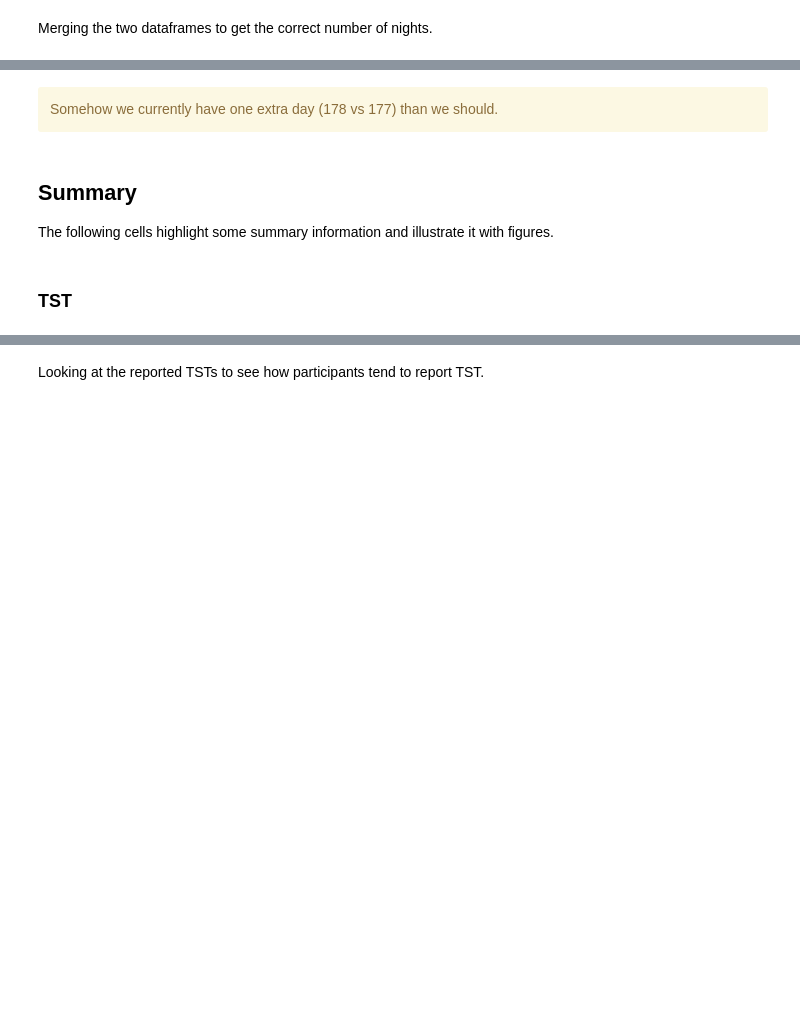
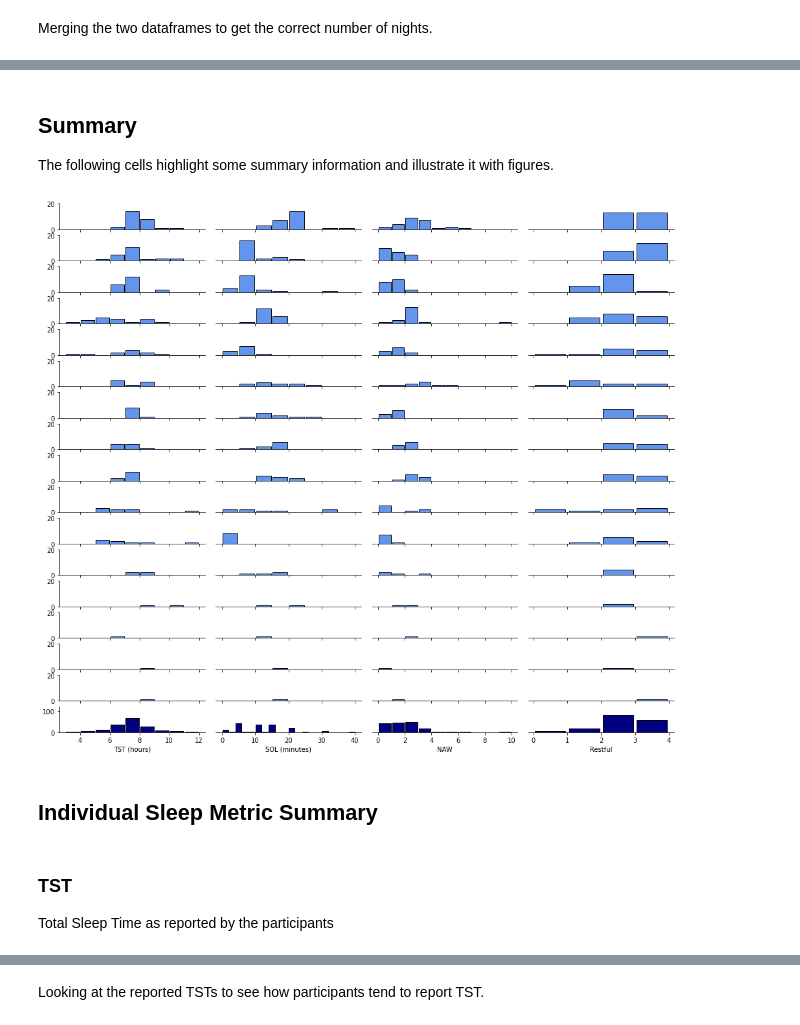
Before and after one commit to intelligent-environments-lab/utx000, a Jupyter notebook: notebooks/4.3.1-hef-ema-summary.ipynb, the cells around one changed output, grey strips where cells are left out. Saved outputs shown, nothing was run; the diff lists cells and outputs as text; code cells hidden in the pictures; blank space fills up the shorter version.

```diff
--- a/notebooks/4.3.1-hef-ema-summary.ipynb
+++ b/notebooks/4.3.1-hef-ema-summary.ipynb
@@ -525,8 +533,50 @@ ff_sleep_survey_df.head()
-# %% [markdown]
-<div class="alert alert-block alert-warning">
-    Somehow we currently have one extra day (178 vs 177) than we should.
-</div>
 # %% [markdown]
 ## Summary
 The following cells highlight some summary information and illustrate it with figures.
+# %%
+def plot_individual_sleep_metric_histograms(df=ff_sleep_survey_df,save=False):
+    """
+
+    """
+    fig, axes = plt.subplots(len(df["beiwe"].unique())+1,4,figsize=(17,15),sharex="col")#,sharey="row")
+    df,_ = get_number_surveys_submitted(df)
+    # Plotting individual histograms
+    for i, pt in enumerate(df["beiwe"].unique()):
+        # getting sleep metrics per pt
+        df_pt = df[df["beiwe"] == pt]
+        # plotting each histogram per pt
+        for j, metric, xlimits, width in zip(np.arange(4),["tst","sol","naw","restful"],[[3,12],[0,40],[0,10],[0,4]],[1,5,1,1]):
+            n, bins, _ = axes[i,j].hist(df_pt[metric],bins=np.arange(xlimits[0],xlimits[1]+width,width),rwidth=0.9,color="cornflowerblue",edgecolor='black')
+
+            axes[i,j].set_ylim([0,20])
+            for loc in ["top","right"]:
+                axes[i,j].spines[loc].set_visible(False)
+            if j != 0:
+                axes[i,j].spines["left"].set_visible(False)
+                axes[i,j].set_yticks([])
+
+    # Plotting aggregate histogram (last row)
+    for j, metric, xlimits, width in zip(np.arange(4),["tst","sol","naw","restful"],[[3,12],[0,40],[0,10],[0,4]],[1,2,1,1]):
+        n, bins, _ = axes[len(df["beiwe"].unique()),j].hist(df[metric],bins=np.arange(xlimits[0],xlimits[1]+width,width),rwidth=0.9,color="navy",edgecolor='black')
+        axes[len(df["beiwe"].unique()),j].set_ylim([0,120])
+        for loc in ["top","right"]:
+            axes[len(df["beiwe"].unique()),j].spines[loc].set_visible(False)
+        if j != 0:
+            axes[len(df["beiwe"].unique()),j].spines["left"].set_visible(False)
+            axes[len(df["beiwe"].unique()),j].set_yticks([])
+
+    for k, label in enumerate(["TST (hours)","SOL (minutes)","NAW","Restful"]):
+        axes[len(df["beiwe"].unique()),k].set_xlabel(label)
+
+    plt.subplots_adjust(hspace=0.225,wspace=0.075)
+    if save:
+        plt.savefig("../reports/figures/ema_ff_summary/beiwe-sleep_metrics-histogram_by_pt-ux_s20.pdf")
+    plt.show()
+    plt.close()
+# %%
+plot_individual_sleep_metric_histograms(save=True)
+# %% [output]
+[figure, added]
+# %% [markdown]
+## Individual Sleep Metric Summary
 # %%
@@ -563,8 +613,9 @@ def plot_stacked_hist(df,var,limits,width=1,cmap='coolwarm',by_var='beiwe',save=
         plt.savefig(f'{save_dir}/{var}-stacked_hist-ux_s20.pdf')
 
     return ax
-# %% [markdown]
-### TST
+# %% [markdown]
+### TST
+Total Sleep Time as reported by the participants
 # %%
 ax = plot_stacked_hist(ff_sleep_survey_df,'tst',[2,12],by_var='beiwe')
 ax.set_ylim([0,100])
```
Also changed, not shown: parts of 55 cells of this notebook, 1 other file.
